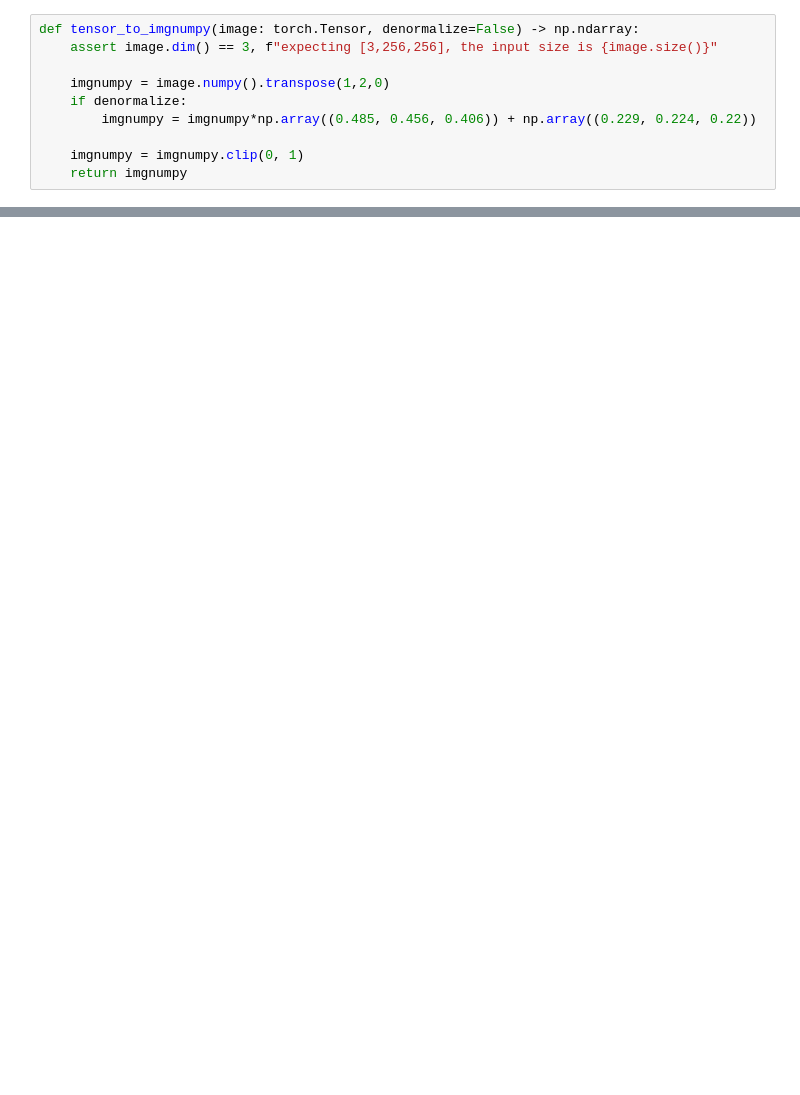
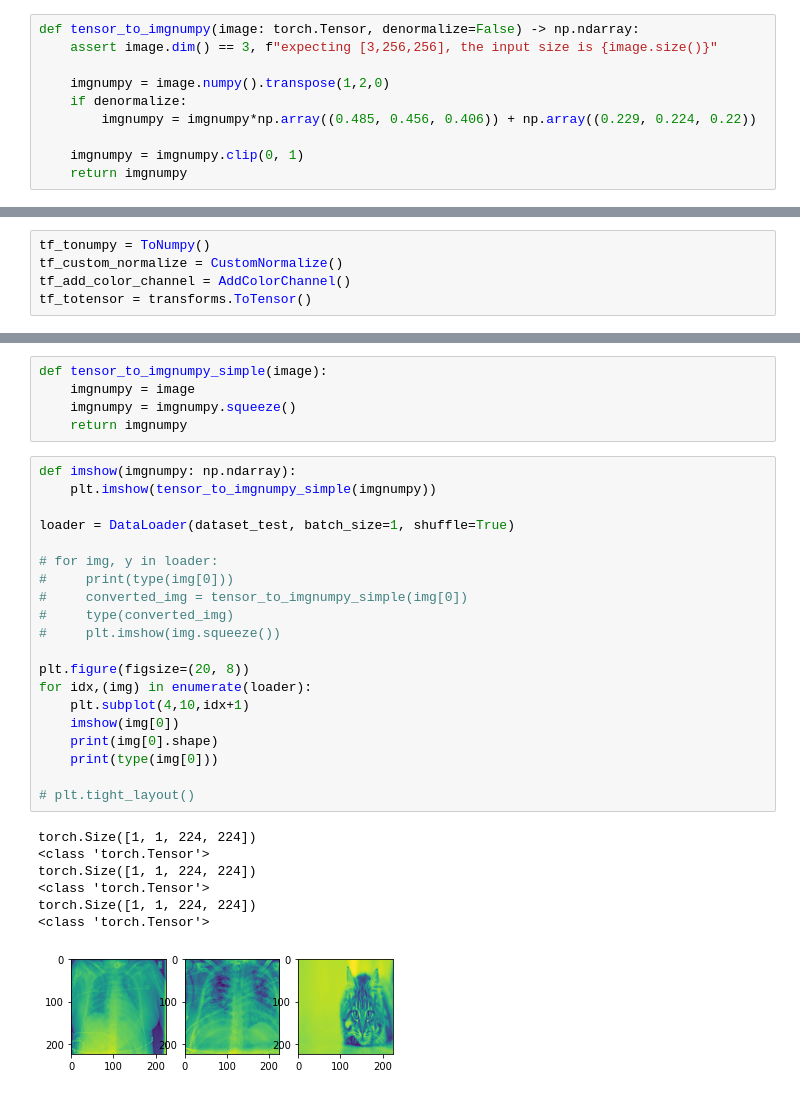
Before and after one commit to rinoSantoso/chest-xray-annotation-detection, a Jupyter notebook: pytorch transfer learning resnet18 custom dataset.ipynb, the cells around one changed output, grey strips where cells are left out. Drawn from its saved outputs; the diff is of its cells as text; blank space fills up the shorter version.

```diff
--- a/pytorch transfer learning resnet18 custom dataset.ipynb
+++ b/pytorch transfer learning resnet18 custom dataset.ipynb
@@ -50,0 +97,5 @@ ResNet(
+# %%
+tf_tonumpy = ToNumpy()
+tf_custom_normalize = CustomNormalize()
+tf_add_color_channel = AddColorChannel()
+tf_totensor = transforms.ToTensor()
@@ -51,3 +126,36 @@ ResNet(
+# %%
+def tensor_to_imgnumpy_simple(image):
+    imgnumpy = image
+    imgnumpy = imgnumpy.squeeze()
+    return imgnumpy
+# %%
+def imshow(imgnumpy: np.ndarray):
+    plt.imshow(tensor_to_imgnumpy_simple(imgnumpy))
+
+loader = DataLoader(dataset_test, batch_size=1, shuffle=True)
+
+# for img, y in loader:
+#     print(type(img[0]))
+#     converted_img = tensor_to_imgnumpy_simple(img[0])
+#     type(converted_img)
+#     plt.imshow(img.squeeze())
+
+plt.figure(figsize=(20, 8))
+for idx,(img) in enumerate(loader):
+    plt.subplot(4,10,idx+1)
+    imshow(img[0])
+    print(img[0].shape)
+    print(type(img[0]))
+
+# plt.tight_layout()
+# %% [output]
+torch.Size([1, 1, 224, 224])
+<class 'torch.Tensor'>
+torch.Size([1, 1, 224, 224])
+<class 'torch.Tensor'>
+torch.Size([1, 1, 224, 224])
+<class 'torch.Tensor'>
+[figure, added]
 # %%
 class FinetunedModel(pl.LightningModule):
     def __init__(self):
```
Also changed, not shown: parts of 14 cells of this notebook, 14 other files.
